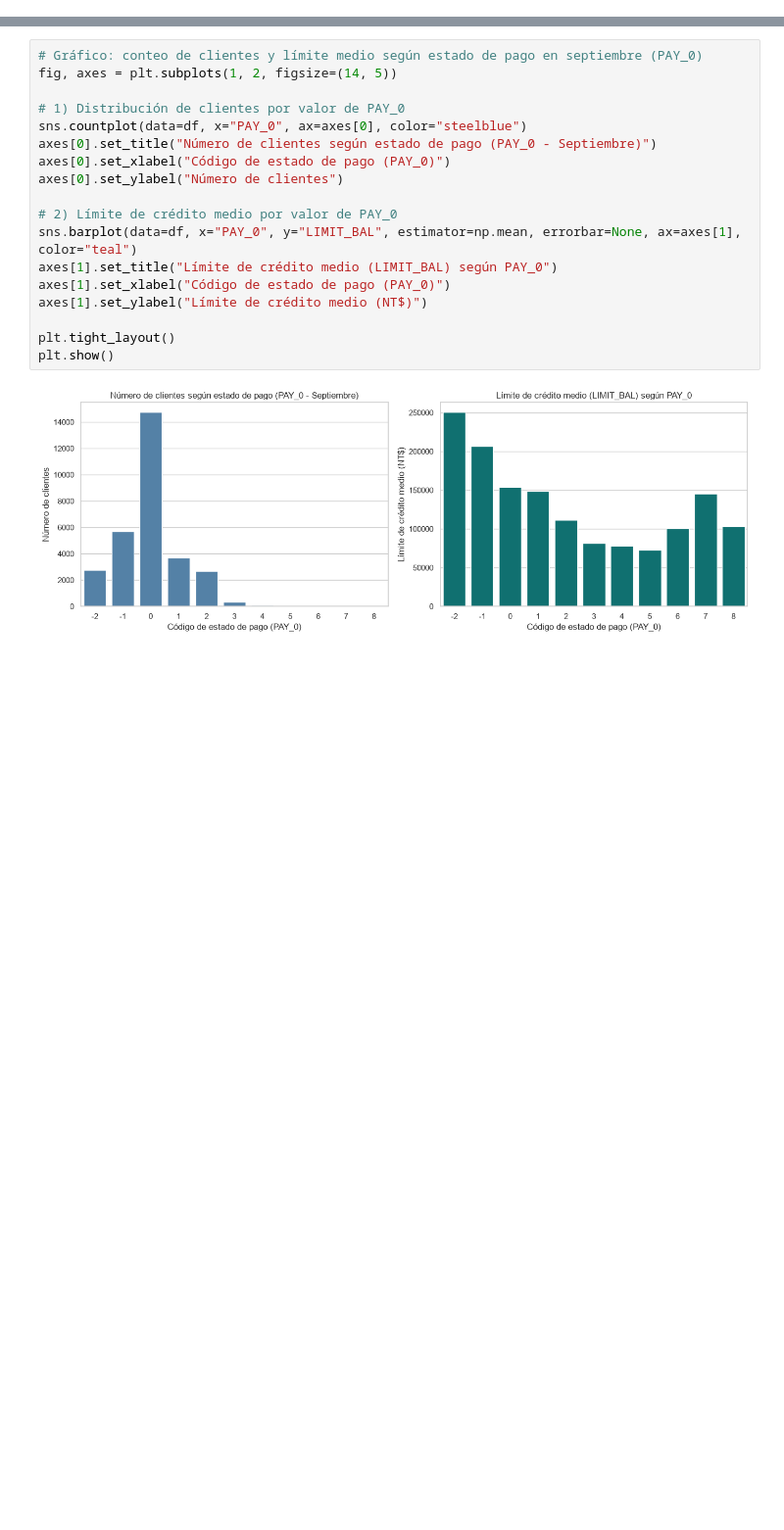
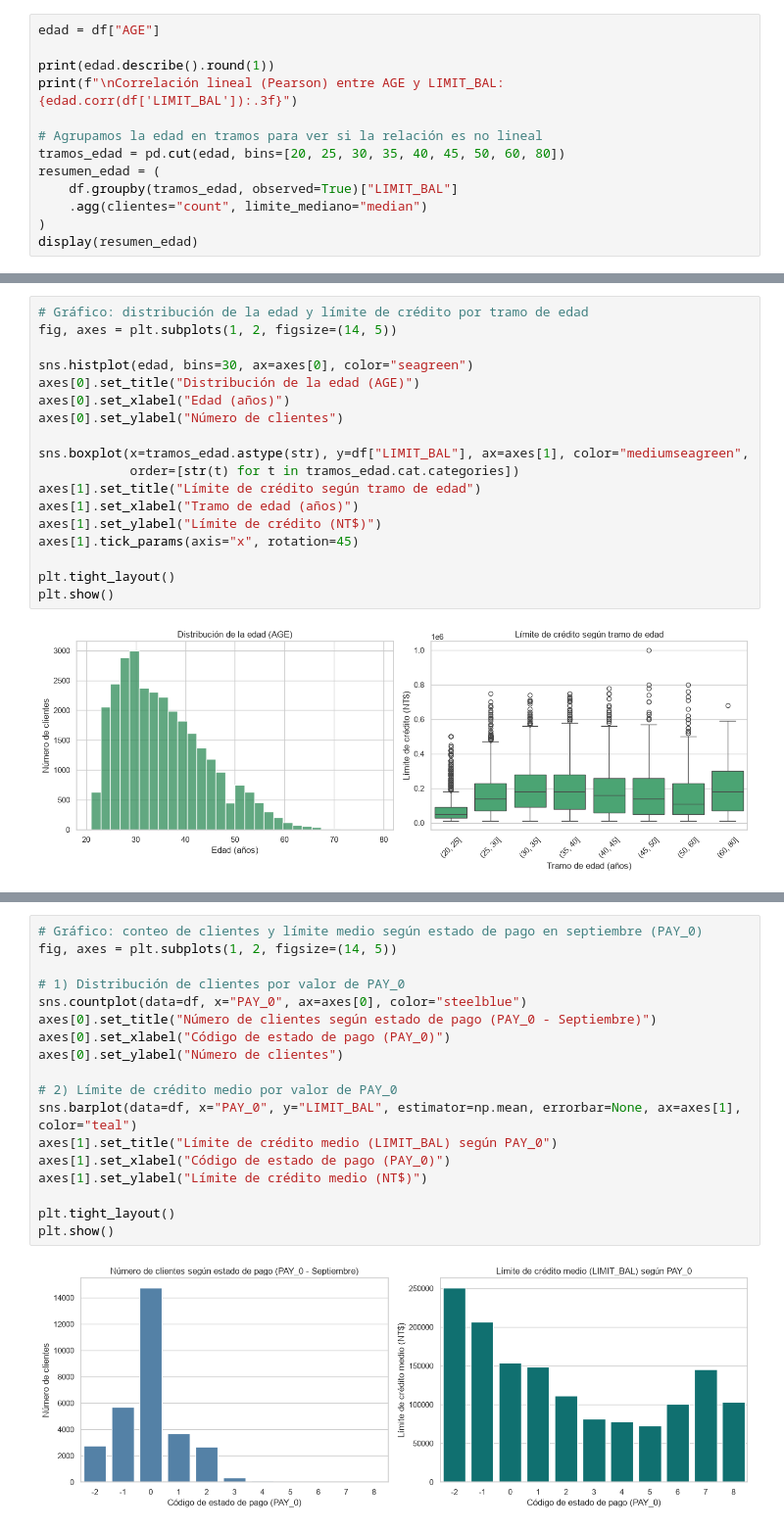
Before and after one commit to Bootcamp-DA-P3/DA-Projecto-7-Regression-Franco-Olena, a Jupyter notebook: notebooks/proyecto_regresion.ipynb, the cells around one changed output, grey strips where cells are left out. Shown at 98% size. Drawn from its saved outputs; the diff is of its cells as text; blank space fills up the shorter version.

```diff
--- a/notebooks/01b_eda_historial.ipynb
+++ b/notebooks/proyecto_regresion.ipynb
@@ -43,0 +279,13 @@ Filas duplicadas: 0
+# %%
+edad = df["AGE"]
+
+print(edad.describe().round(1))
+print(f"\nCorrelación lineal (Pearson) entre AGE y LIMIT_BAL: {edad.corr(df['LIMIT_BAL']):.3f}")
+
+# Agrupamos la edad en tramos para ver si la relación es no lineal
+tramos_edad = pd.cut(edad, bins=[20, 25, 30, 35, 40, 45, 50, 60, 80])
+resumen_edad = (
+    df.groupby(tramos_edad, observed=True)["LIMIT_BAL"]
+    .agg(clientes="count", limite_mediano="median")
+)
+display(resumen_edad)
@@ -43,0 +314,20 @@ Filas duplicadas: 0
+# %%
+# Gráfico: distribución de la edad y límite de crédito por tramo de edad
+fig, axes = plt.subplots(1, 2, figsize=(14, 5))
+
+sns.histplot(edad, bins=30, ax=axes[0], color="seagreen")
+axes[0].set_title("Distribución de la edad (AGE)")
+axes[0].set_xlabel("Edad (años)")
+axes[0].set_ylabel("Número de clientes")
+
+sns.boxplot(x=tramos_edad.astype(str), y=df["LIMIT_BAL"], ax=axes[1], color="mediumseagreen",
+            order=[str(t) for t in tramos_edad.cat.categories])
+axes[1].set_title("Límite de crédito según tramo de edad")
+axes[1].set_xlabel("Tramo de edad (años)")
+axes[1].set_ylabel("Límite de crédito (NT$)")
+axes[1].tick_params(axis="x", rotation=45)
+
+plt.tight_layout()
+plt.show()
+# %% [output]
+[figure, added]
```
Also changed, not shown: parts of 29 cells of this notebook, 3 other files.
